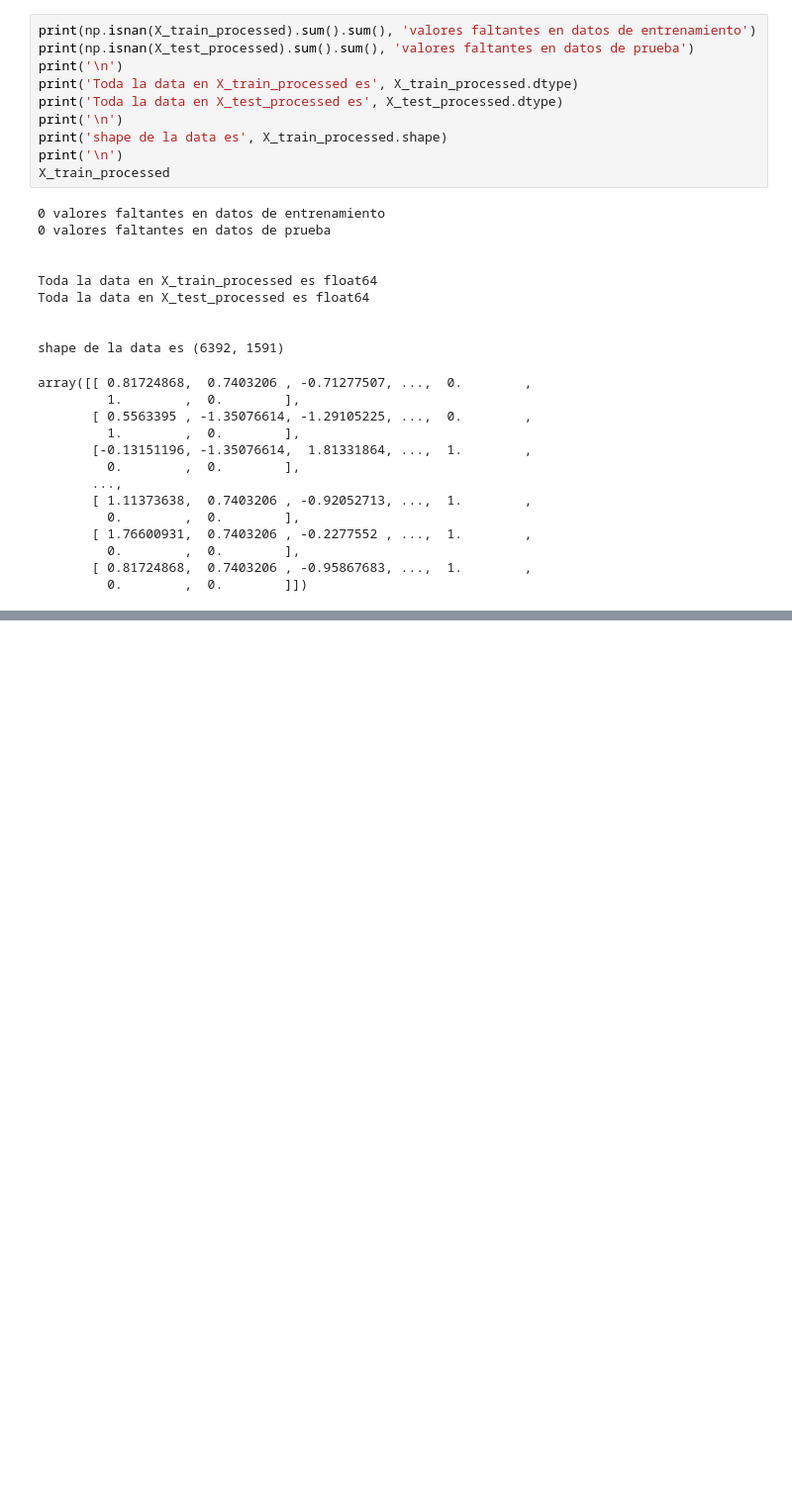
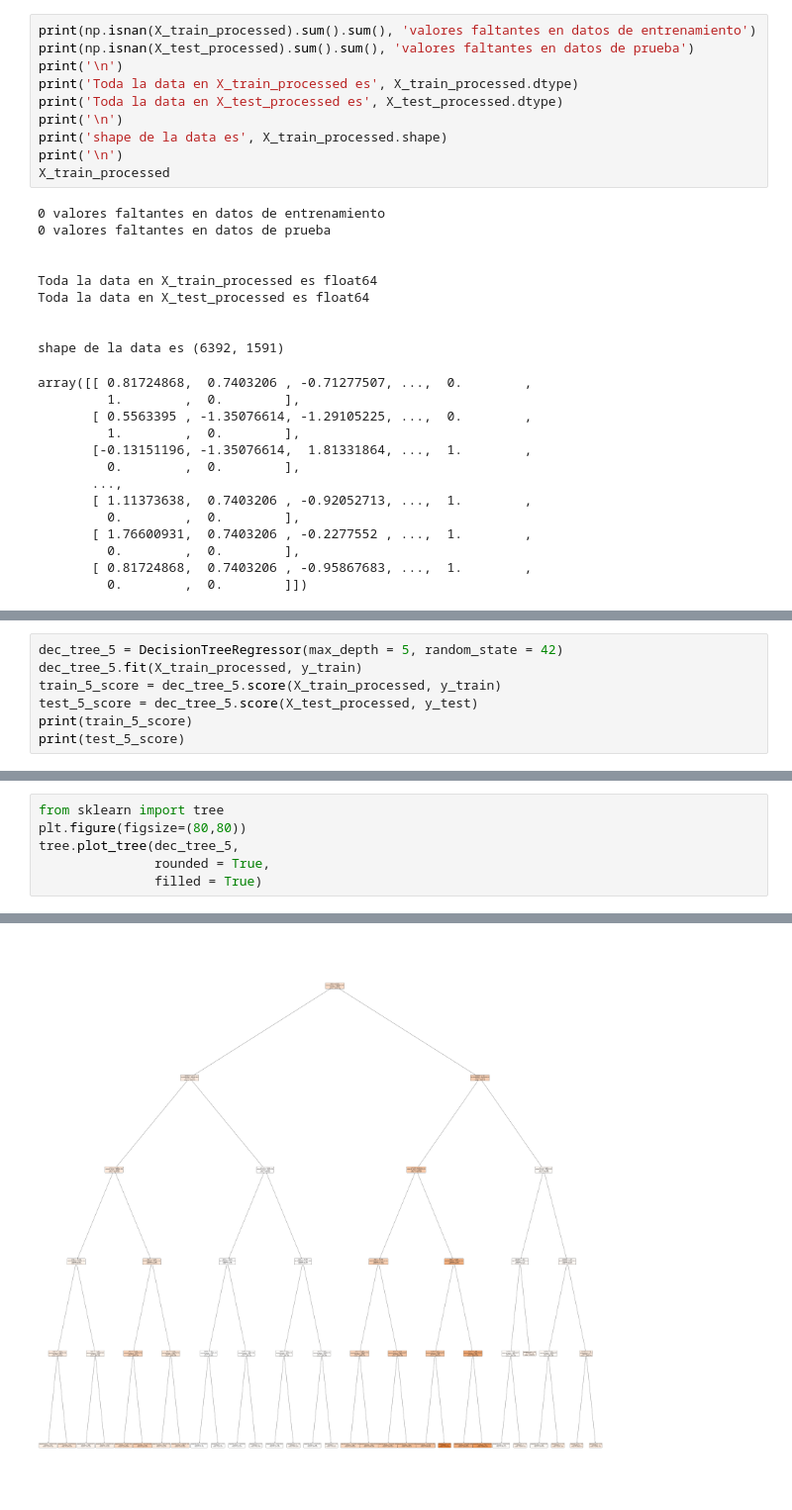
Before and after one commit to Jacobopp27/predicciones-de-ventas, a Jupyter notebook: Prediccion_ventas.ipynb, the cells around one changed output, grey strips where cells are left out. Shown: that part at 99% size. Cells and saved outputs as stored; diff of their text form; blank space fills up the shorter version.

```diff
--- a/Prediccion_ventas.ipynb
+++ b/Prediccion_ventas.ipynb
@@ -251,0 +405,7 @@ array([[ 0.81724868,  0.7403206 , -0.71277507, ...,  0.        ,
+# %%
+dec_tree_5 = DecisionTreeRegressor(max_depth = 5, random_state = 42)
+dec_tree_5.fit(X_train_processed, y_train)
+train_5_score = dec_tree_5.score(X_train_processed, y_train)
+test_5_score = dec_tree_5.score(X_test_processed, y_test)
+print(train_5_score)
+print(test_5_score)
@@ -251,0 +430,7 @@ array([[ 0.81724868,  0.7403206 , -0.71277507, ...,  0.        ,
+# %%
+from sklearn import tree
+plt.figure(figsize=(80,80))
+tree.plot_tree(dec_tree_5,
+               rounded = True,
+               filled = True)
+# %% [output]
@@ -251,0 +454 @@ array([[ 0.81724868,  0.7403206 , -0.71277507, ...,  0.        ,
+[figure, added]
```
Also changed, not shown: parts of 31 cells of this notebook.
